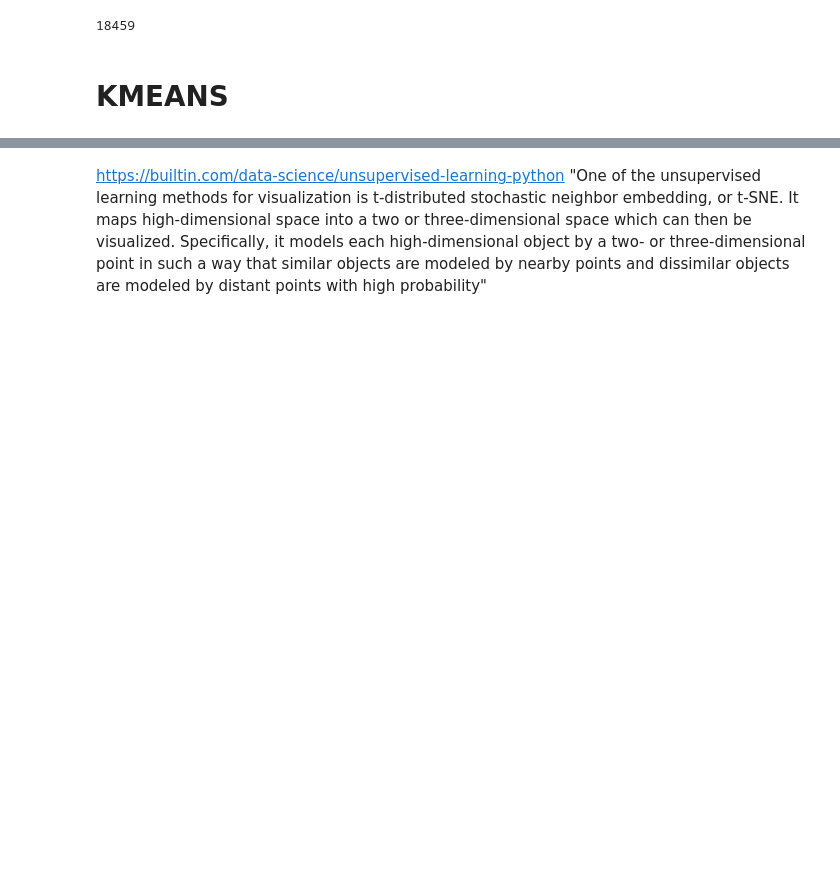
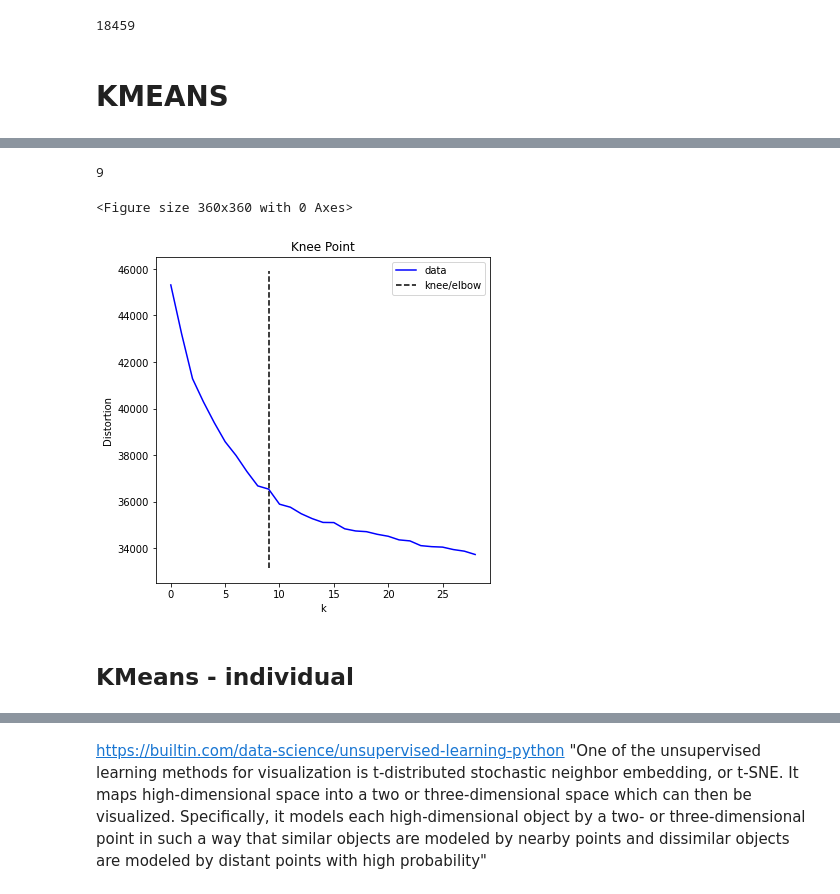
Before and after one commit to xjseabrum/comp_disc_S22_proj, a Jupyter notebook: main_proj.ipynb, the cells around one changed output, grey strips where cells are left out. Drawn from its saved outputs; the diff is of its cells as text; code cells hidden in the pictures; blank space fills up the shorter version.

```diff
--- a/main_proj.ipynb
+++ b/main_proj.ipynb
@@ -271,0 +290,15 @@ def view_labels(X, X_sentences, algo_labels, u, level="secondary"):
+# %%
+#use knee locater to locate elbow point
+from kneed import KneeLocator
+i = np.arange(len(distortions))
+knee = KneeLocator(i, distortions, S=1, curve='convex', direction='decreasing', interp_method='polynomial')
+fig = plt.figure(figsize=(5, 5))
+knee.plot_knee()
+plt.xlabel("k")
+plt.ylabel("Distortion")
+
+print(knee.knee)
+# %% [output]
+9
+<Figure size 360x360 with 0 Axes>
+[figure, added]
@@ -272,2 +316,4 @@ def view_labels(X, X_sentences, algo_labels, u, level="secondary"):
+# %% [markdown]
+## KMeans - individual
 # %%
 # unique connectives
```
Also changed, not shown: parts of 76 cells of this notebook.
